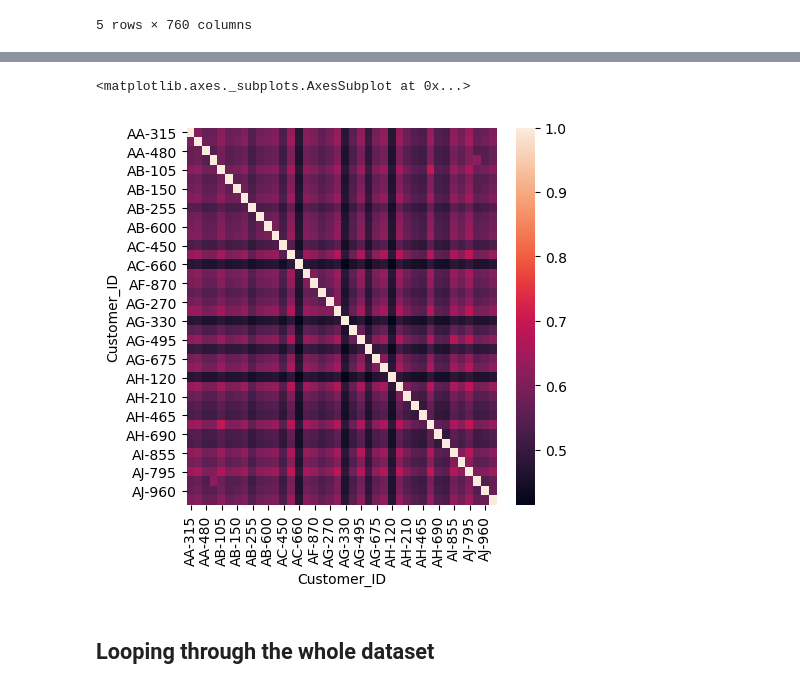
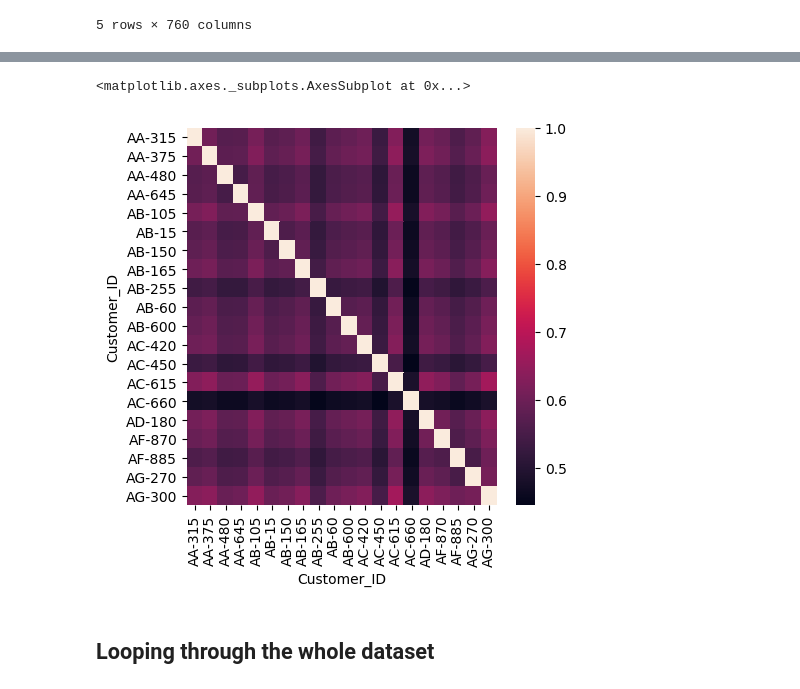
Before and after one commit to ta-data-bcn/Project-Week-8-Final-Project, a Jupyter notebook: your-project/notebooks/Retention.ipynb, the cells around one changed output, grey strips where cells are left out. Drawn from its saved outputs; the diff is of its cells as text; code cells hidden in the pictures.

```diff
--- a/your-project/notebooks/Retention.ipynb
+++ b/your-project/notebooks/Retention.ipynb
@@ -403,10 +405,10 @@ cust_dist.iloc[0:10,:10]
 | AB-60 | 0.577447 | 0.587482 | 0.554064 | 0.555770 | 0.592310 | 0.555770 | 0.564957 | 0.582094 | 0.527002 | 1.000000 |
 # %%
 plt.figure(figsize= (5,5), dpi=100)
-sns.heatmap(cust_dist.iloc[0:40,:40])
+sns.heatmap(cust_dist.iloc[0:20,0:20])
 # %% [output]
 <matplotlib.axes._subplots.AxesSubplot at 0x...>
-[figure, old version]
+[figure, new version]
 # %%
 recommendations={}
 customers=list(df_emea['Customer_ID'].unique())
```
Also changed, not shown: parts of 9 cells of this notebook, 7 other files.
